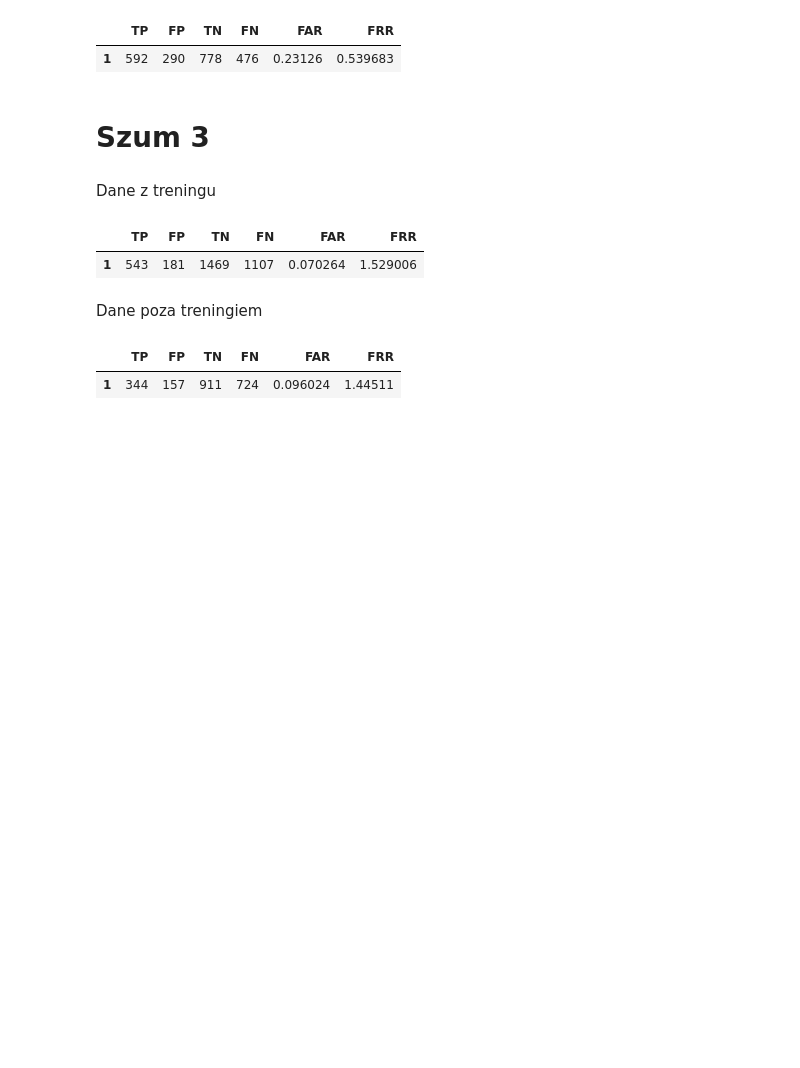
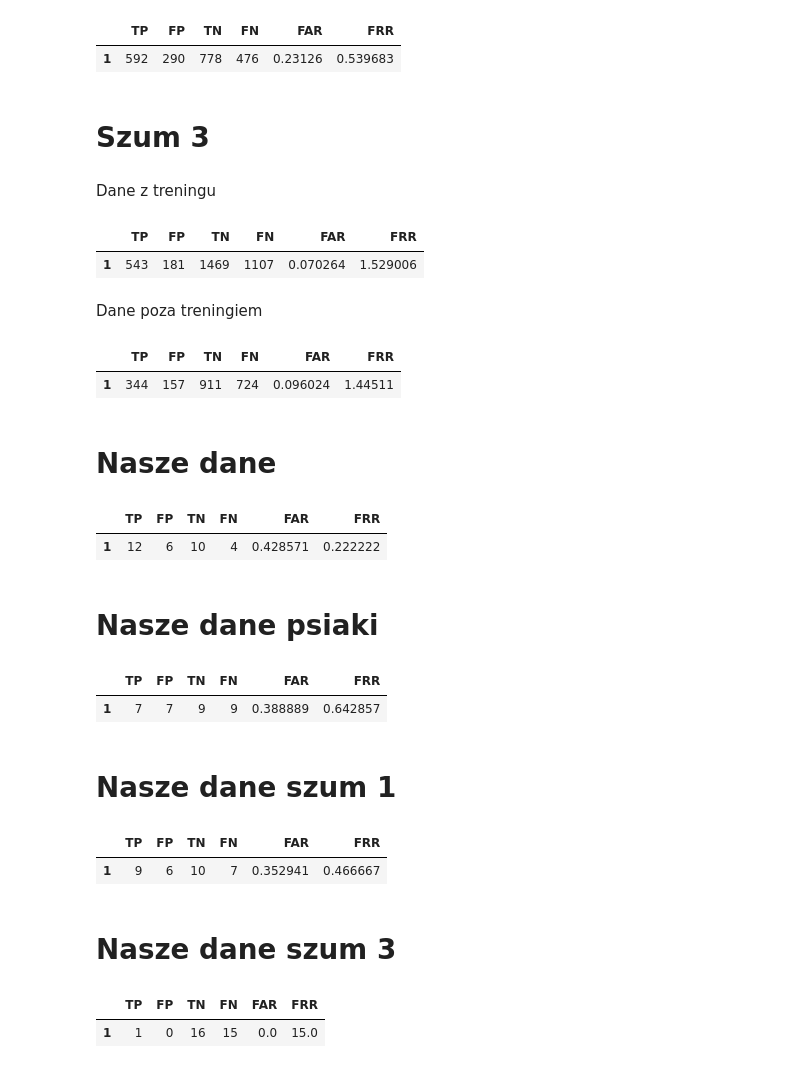
Before and after one commit to bianekk/voice-verification, a Jupyter notebook: notebooks/experiments.ipynb, the cells around one changed output. Drawn from its saved outputs; the diff is of its cells as text; code cells hidden in the pictures; blank space fills up the shorter version.

Commit message:
updated experiments

```diff
--- a/notebooks/experiments.ipynb
+++ b/notebooks/experiments.ipynb
@@ -269,3 +269,22 @@ results_to_df(list_of_results=results, indecies=[1])
 # %% [output]
 |  | TP | FP | TN | FN | FAR | FRR |
 | 1 | 344 | 157 | 911 | 724 | 0.096024 | 1.44511 |
+# %% [markdown]
+# Nasze dane
+# %%
+mod_dataset_path = 'nasze'
+
+our_profiles = SpeakerDataset(f'./{mod_dataset_path}/profile/*/*.wav', device=device)
+our_wild = SpeakerDataset(f'./{mod_dataset_path}/wild/*/*.wav', device=device)
+
+mod_test_profiles = [a for a in tqdm(training_profile_generator(our_profiles,
+                                                                    our_wild),
+                                                                    total=len(our_profiles))]
+# %%
+results = run_experiment(verification_thresh, mod_test_profiles)
+results_to_df(list_of_results=results, indecies=[1])
+# %% [output]
+|  | TP | FP | TN | FN | FAR | FRR |
+| 1 | 12 | 6 | 10 | 4 | 0.428571 | 0.222222 |
+# %% [markdown]
+# Nasze dane psiaki
@@ -271,0 +300,8 @@ results_to_df(list_of_results=results, indecies=[1])
+# %%
+results = run_experiment(verification_thresh, mod_test_profiles)
+results_to_df(list_of_results=results, indecies=[1])
+# %% [output]
+|  | TP | FP | TN | FN | FAR | FRR |
+| 1 | 7 | 7 | 9 | 9 | 0.388889 | 0.642857 |
+# %% [markdown]
+# Nasze dane szum 1
@@ -271,0 +317,8 @@ results_to_df(list_of_results=results, indecies=[1])
+# %%
+results = run_experiment(verification_thresh, mod_test_profiles)
+results_to_df(list_of_results=results, indecies=[1])
+# %% [output]
+|  | TP | FP | TN | FN | FAR | FRR |
+| 1 | 9 | 6 | 10 | 7 | 0.352941 | 0.466667 |
+# %% [markdown]
+# Nasze dane szum 3
@@ -271,0 +334,6 @@ results_to_df(list_of_results=results, indecies=[1])
+# %%
+results = run_experiment(verification_thresh, mod_test_profiles)
+results_to_df(list_of_results=results, indecies=[1])
+# %% [output]
+|  | TP | FP | TN | FN | FAR | FRR |
+| 1 | 1 | 0 | 16 | 15 | 0.0 | 15.0 |
```
Also changed, not shown: parts of 3 cells of this notebook.
